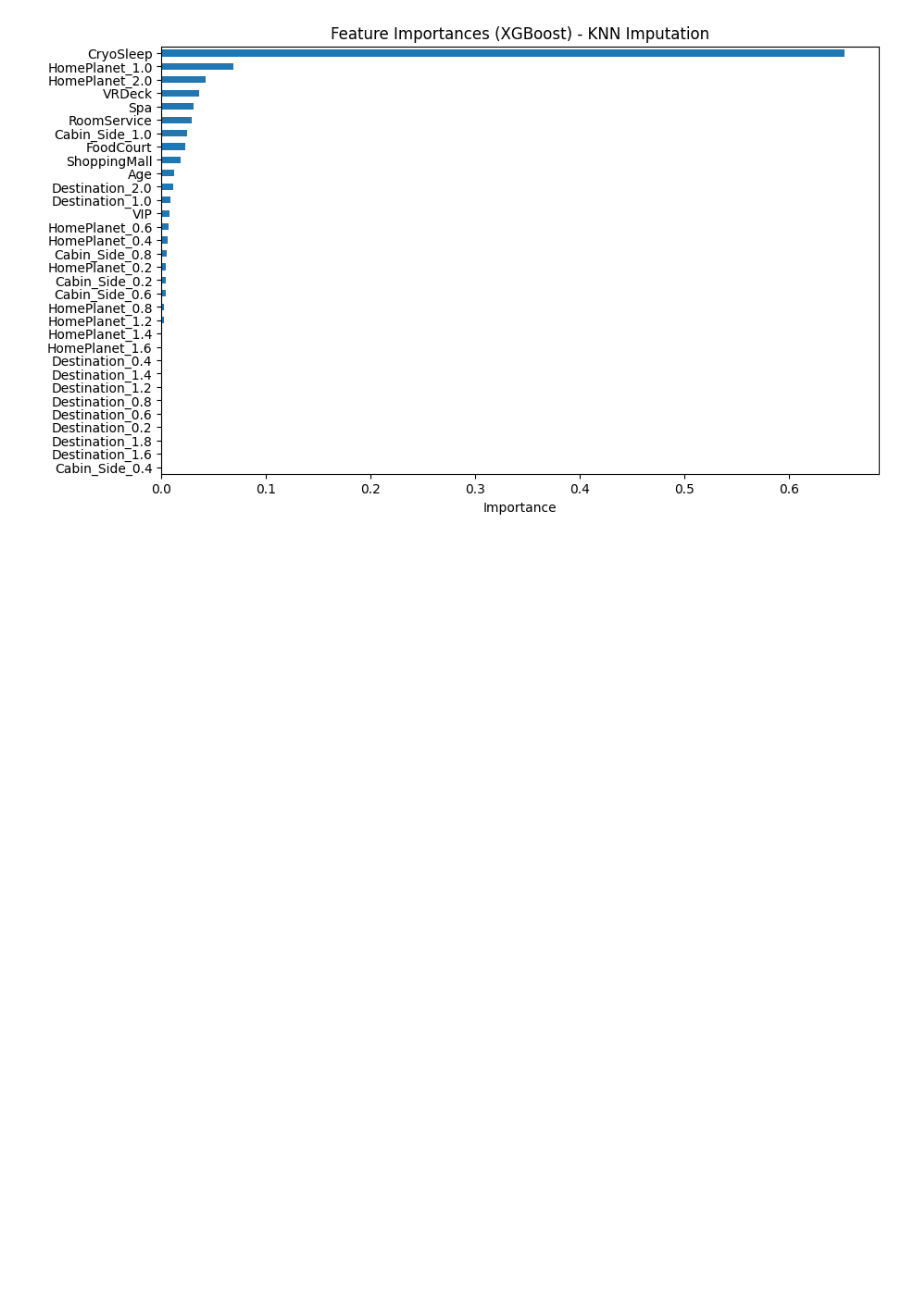
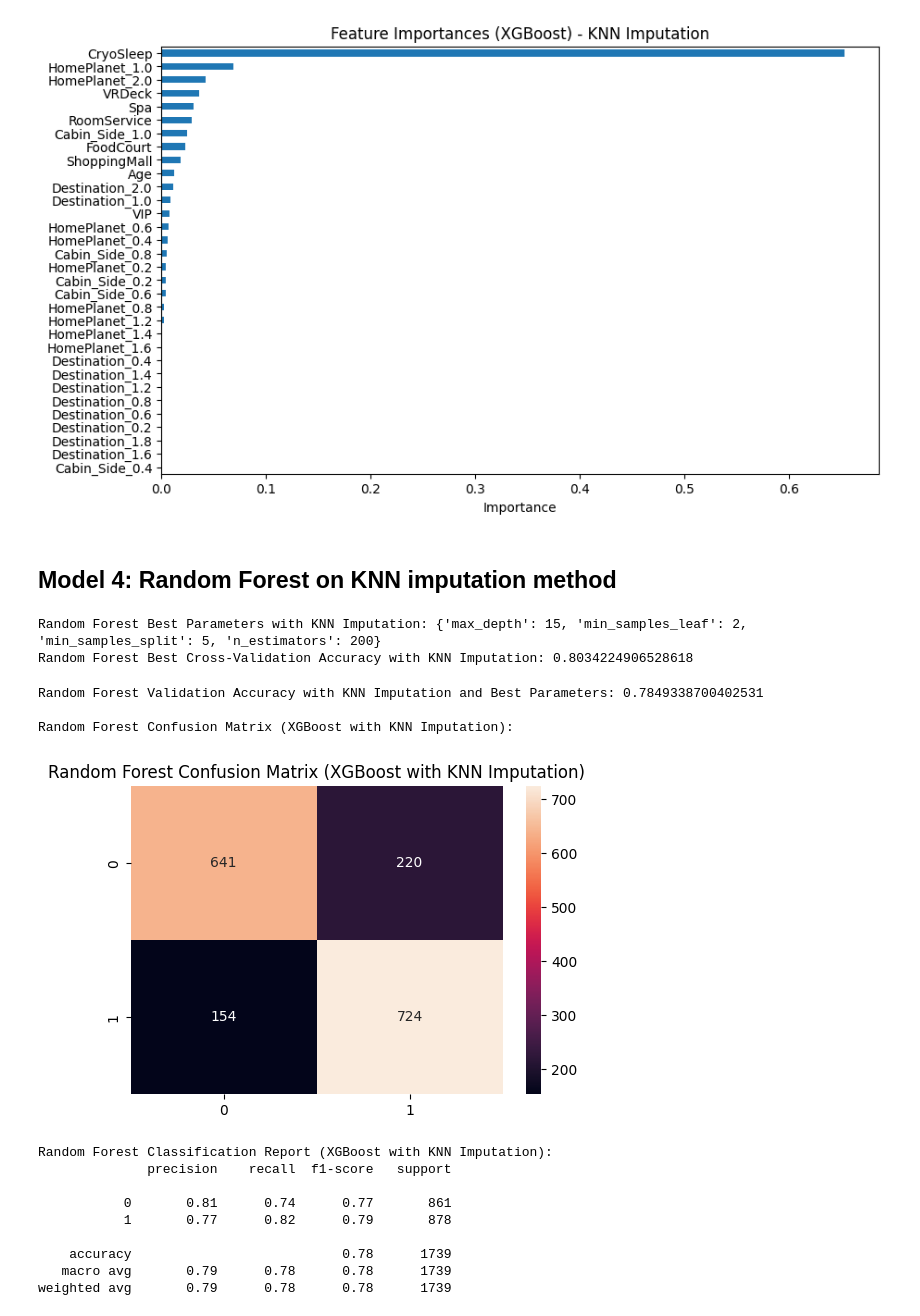
Before and after one commit to Data-Nova/spaceship_titanic_challenge, a Jupyter notebook: Spaceship_Titanic.ipynb, the cells around one changed output. Cells and saved outputs as stored; diff of their text form; code cells hidden in the pictures; blank space fills up the shorter version.

Commit message:
Applied Random forest on knn pre-processed dataset

```diff
--- a/Spaceship_Titanic.ipynb
+++ b/Spaceship_Titanic.ipynb
@@ -1384,3 +1384,71 @@ Destination_1.6    0.000000
 Cabin_Side_0.4     0.000000
 dtype: float32
 [figure]
+# %% [markdown]
+## Model 4: Random Forest on KNN imputation method
+# %%
+# Define the parameter grid for GridSearchCV for Random Forest with KNN data
+param_grid_knn_rf = {
+    'n_estimators': [100, 200, 300],
+    'max_depth': [10, 15, 20],
+    'min_samples_split': [2, 5, 10],
+    'min_samples_leaf': [1, 2, 4]
+}
+
+# Initialize the Random Forest classifier for KNN data
+rf_model_knn_grid = RandomForestClassifier(random_state=42)
+
+# Initialize GridSearchCV for Random Forest with KNN data
+grid_search_knn_rf = GridSearchCV(estimator=rf_model_knn_grid, param_grid=param_grid_knn_rf, cv=3, scoring='accuracy', n_jobs=-1)
+
+# Perform GridSearchCV
+grid_search_knn_rf.fit(X_train_knn, y_train_knn)
+
+# Get the best parameters and best score
+best_params_knn_rf = grid_search_knn_rf.best_params_
+best_score_knn_rf = grid_search_knn_rf.best_score_
+
+print(f"Random Forest Best Parameters with KNN Imputation: {best_params_knn_rf}")
+print(f"Random Forest Best Cross-Validation Accuracy with KNN Imputation: {best_score_knn_rf}")
+# %% [output]
+Random Forest Best Parameters with KNN Imputation: {'max_depth': 15, 'min_samples_leaf': 2, 'min_samples_split': 5, 'n_estimators': 200}
+Random Forest Best Cross-Validation Accuracy with KNN Imputation: 0.8034224906528618
+# %%
+# Train the final Random Forest model with the best parameters on KNN data
+final_rf_model_knn = RandomForestClassifier(random_state=42, **best_params_knn_rf)
+final_rf_model_knn.fit(X_train_knn, y_train_knn)
+
+
+# Make predictions on the validation set
+y_pred_val_knn_rf_tuned = final_rf_model_knn.predict(X_val_knn)
+
+# Evaluate the model
+accuracy_knn_rf_tuned = accuracy_score(y_val_knn, y_pred_val_knn_rf_tuned)
+print(f"Random Forest Validation Accuracy with KNN Imputation and Best Parameters: {accuracy_knn_rf_tuned}")
+
+# Generate and display the confusion matrix
+conf_matrix_knn_rf_tuned = confusion_matrix(y_val_knn, y_pred_val_knn_rf_tuned)
+print("\nRandom Forest Confusion Matrix (XGBoost with KNN Imputation):")
+plt.figure(figsize=(6, 4))
+sns.heatmap(conf_matrix_knn_rf_tuned, annot=True, fmt=".0f")
+plt.title("Random Forest Confusion Matrix (XGBoost with KNN Imputation)")
+plt.show()
+
+# Generate and print the classification report
+class_report_knn_rf_tuned = classification_report(y_val_knn, y_pred_val_knn_rf_tuned)
+print("\nRandom Forest Classification Report (XGBoost with KNN Imputation):")
+print(class_report_knn_rf_tuned)
+# %% [output]
+Random Forest Validation Accuracy with KNN Imputation and Best Parameters: 0.7849338700402531
+
+Random Forest Confusion Matrix (XGBoost with KNN Imputation):
+[figure, added]
+Random Forest Classification Report (XGBoost with KNN Imputation):
+              precision    recall  f1-score   support
+
+           0       0.81      0.74      0.77       861
+           1       0.77      0.82      0.79       878
+
+    accuracy                           0.78      1739
+   macro avg       0.79      0.78      0.78      1739
+weighted avg       0.79      0.78      0.78      1739
```
Also changed, not shown: parts of 5 cells of this notebook.
